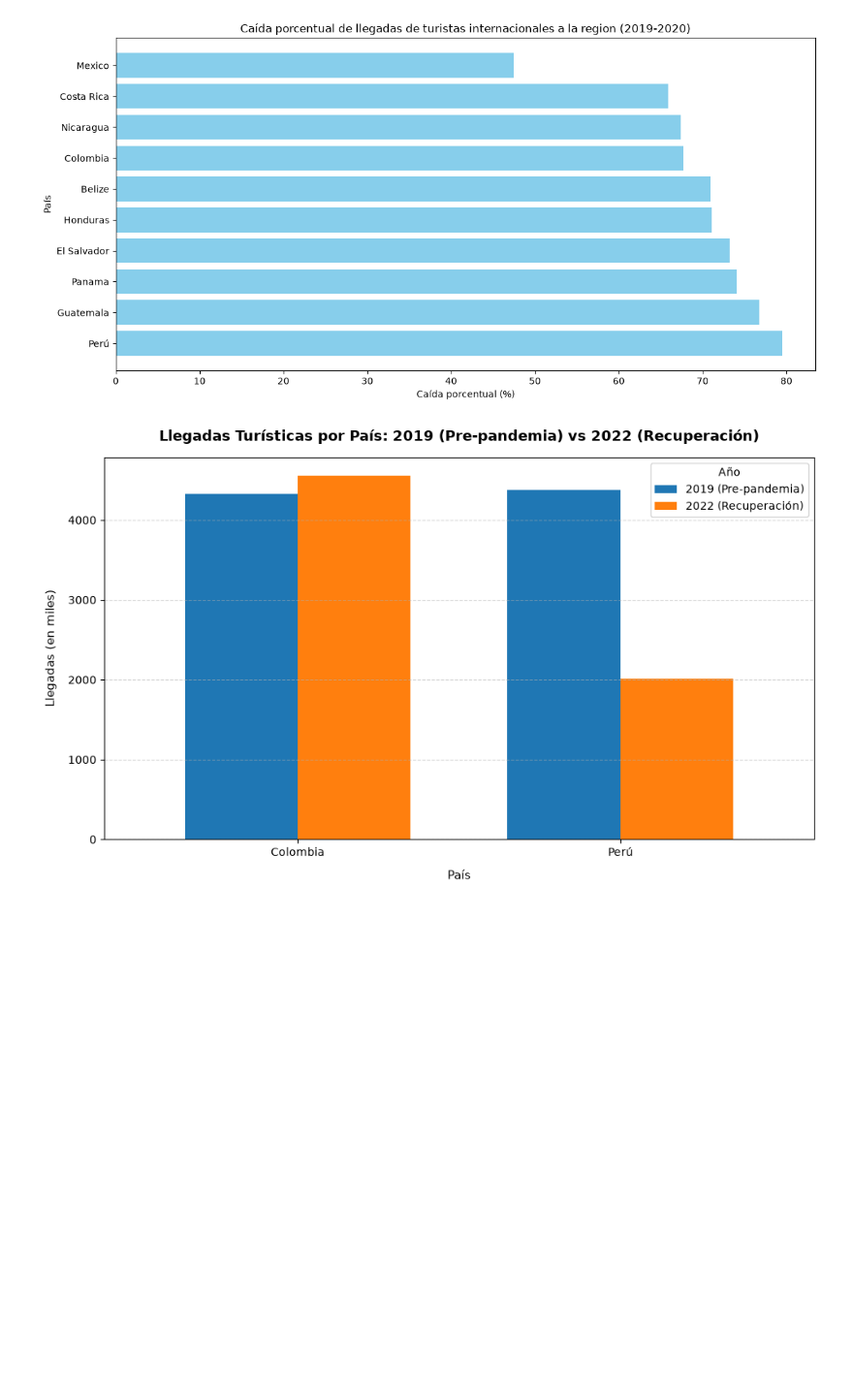
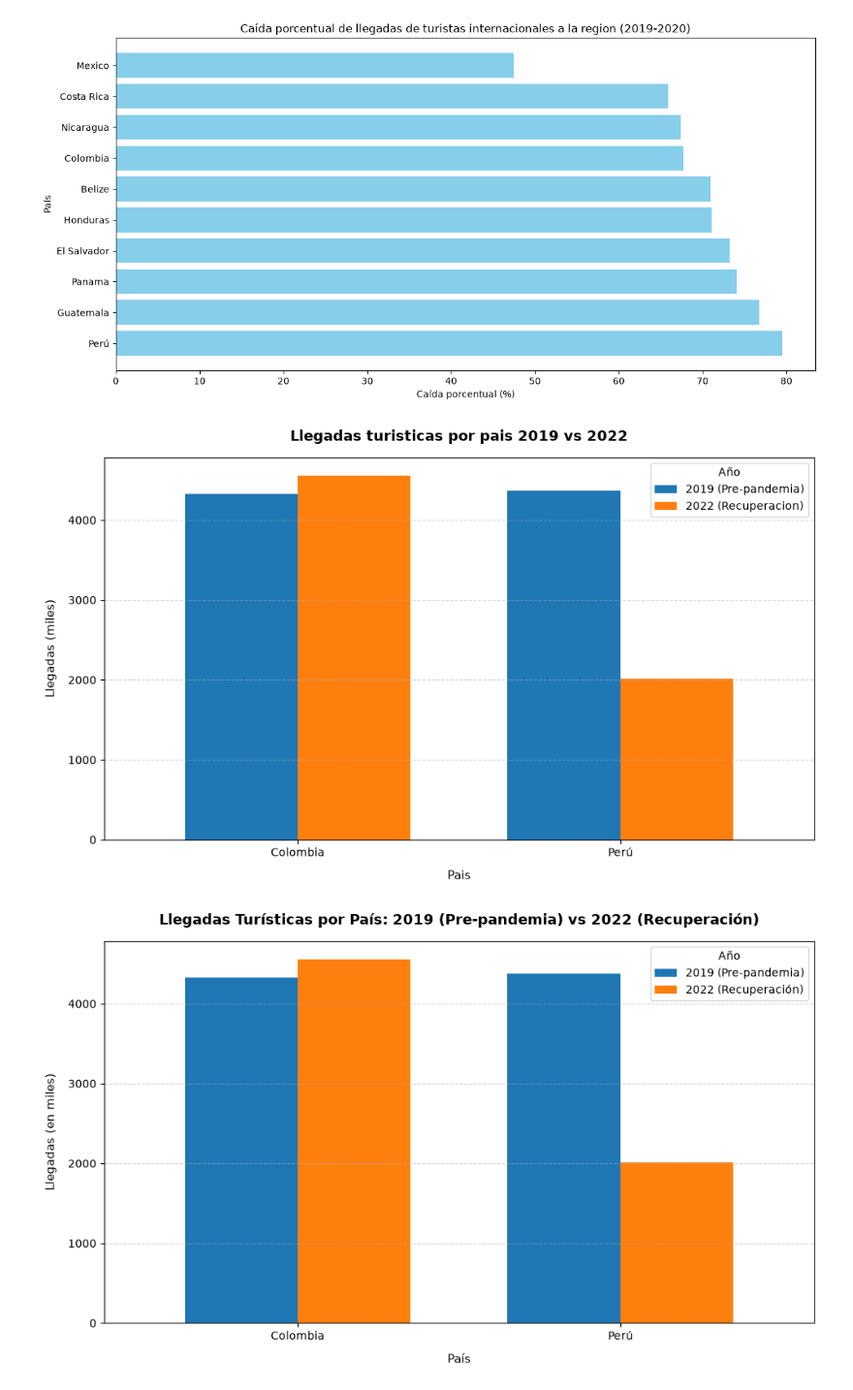
Before and after one commit to KevinDAnalyst/Fundamentos-de-Python, a Jupyter notebook: NOTEBOOKS/clase 13/REPASO_FINAL_TURISMO_INTERNACIONAL_ESTUDIANTE.ipynb, the cells around one changed output. Shown at 97% size. Saved outputs shown, nothing was run; the diff lists cells and outputs as text; code cells hidden in the pictures; blank space fills up the shorter version.

```diff
--- a/NOTEBOOKS/clase 13/REPASO_FINAL_TURISMO_INTERNACIONAL_ESTUDIANTE.ipynb
+++ b/NOTEBOOKS/clase 13/REPASO_FINAL_TURISMO_INTERNACIONAL_ESTUDIANTE.ipynb
@@ -188,6 +359,34 @@ plt.tight_layout()
 plt.show()
 # %% [output]
 [figure]
+# %%
+# Crea un gráfico de barras agrupadas que compare las llegadas de 2019 (pre-pandemia) con las de 2022 (recuperación) para CADA PAIS.
+df_2022 = df[df['anio'] == 2022][['pais', 'llegadas_miles']].rename(columns={'llegadas_miles': 'llegadas_2022'})
+
+recuperacion = pd.merge(df_2019, df_2022, on='pais')
+
+fig, ax = plt.subplots(figsize=(10, 6))
+
+recuperacion.plot(
+    x='pais',
+    y=['llegadas_2019', 'llegadas_2022'],
+    kind='bar',
+    ax=ax,
+    width=0.7,
+    color=['#1f77b4', '#ff7f0e']
+)
+
+plt.title('Llegadas turisticas por pais 2019 vs 2022', fontsize=13, fontweight='bold', pad=15)
+plt.xlabel('Pais', fontsize=11, labelpad=10)
+plt.ylabel('Llegadas (miles)', fontsize=11, labelpad=10)
+plt.legend(['2019 (Pre-pandemia)', '2022 (Recuperacion)'], title='Año')
+plt.xticks(rotation=0)
+plt.grid(axis='y', linestyle='--', alpha=0.5)
+plt.grid(axis='y', linestyle='--', alpha=0.5)
+plt.tight_layout()
+plt.show()
+# %% [output]
+[figure, added]
 # %%
 # Crea un gráfico de barras agrupadas que compare las llegadas de 2019 (pre-pandemia) con las de 2022 (recuperación) para CADA PAIS.
 df_2019 = df[df['anio'] == 2019][['pais', 'llegadas_miles']].rename(
```
Also changed, not shown: parts of 13 cells of this notebook, 3 other files.
